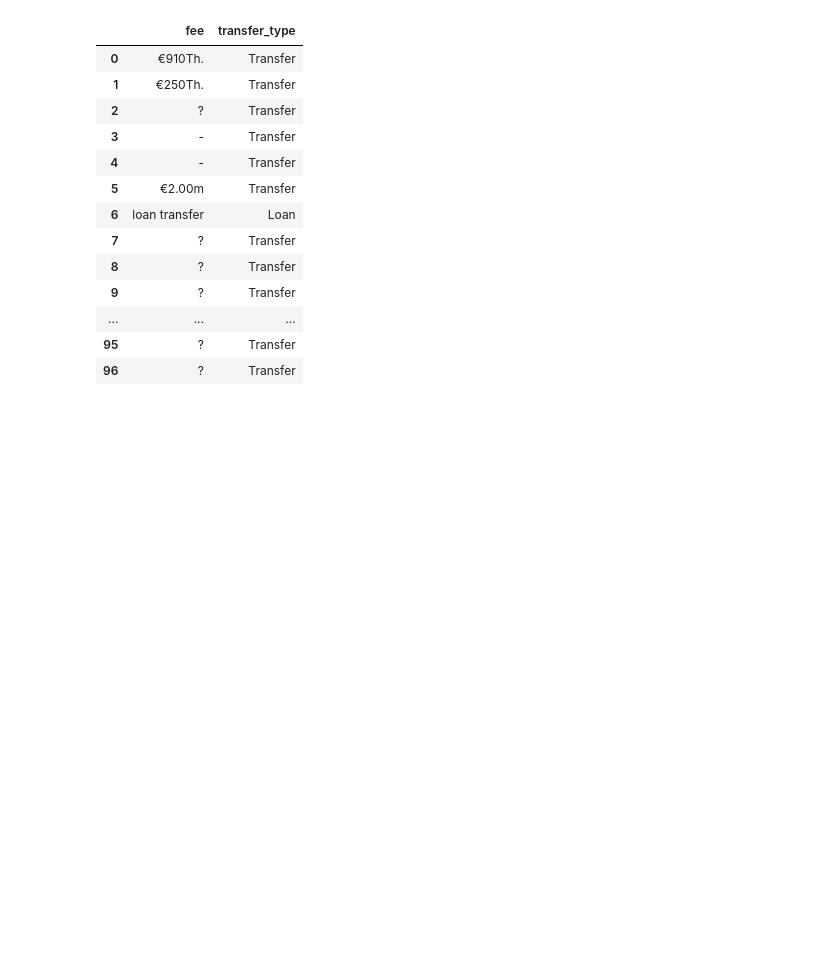
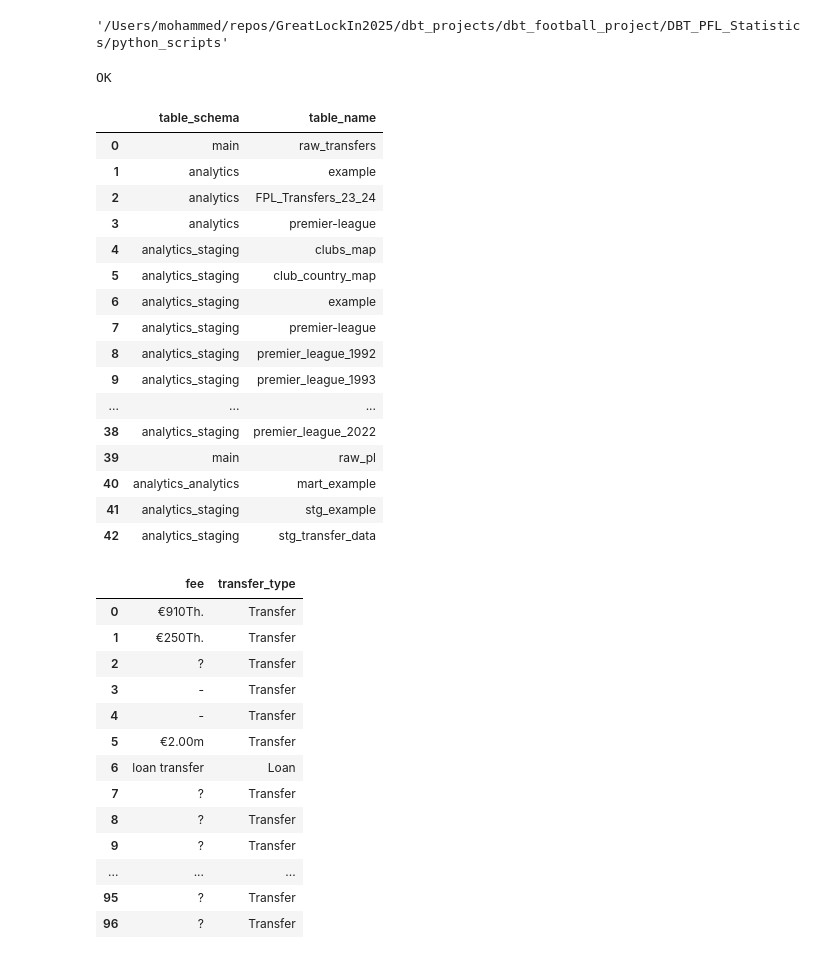
Before and after one commit to MohammedToum/DBT_PFL_Statistics, a Jupyter notebook: python_scripts/read_duckdb_file.ipynb, the cells around one changed output. Saved outputs shown, nothing was run; the diff lists cells and outputs as text; code cells hidden in the pictures; blank space fills up the shorter version.

```diff
--- a/python_scripts/read_duckdb_file.ipynb
+++ b/python_scripts/read_duckdb_file.ipynb
@@ -55,3 +64,43 @@ FROM information_schema.tables
+# %%
+pwd
+# %% [output]
+'/Users/mohammed/repos/GreatLockIn2025/dbt_projects/dbt_football_project/DBT_PFL_Statistics/python_scripts'
+# %%
+%%ducksql
+-- Create the schema if it doesn't exist
+CREATE SCHEMA IF NOT EXISTS main;
+
+-- Create the table dbt expects
+CREATE OR REPLACE TABLE main.raw_transfers AS
+SELECT *
+FROM read_csv_auto(
+    '/Users/mohammed/repos/GreatLockIn2025/dbt_projects/dbt_football_project/DBT_PFL_Statistics/dbt/seeds/premier-league.csv',
+    header = TRUE
+);
+# %% [output]
+OK
+# %%
+%%ducksql
+SELECT table_schema, table_name
+FROM information_schema.tables
+# %% [output]
+|  | table_schema | table_name |
+| 0 | main | raw_transfers |
+| 1 | analytics | example |
+| 2 | analytics | FPL_Transfers_23_24 |
+| 3 | analytics | premier-league |
+| 4 | analytics_staging | clubs_map |
+| 5 | analytics_staging | club_country_map |
+| 6 | analytics_staging | example |
+| 7 | analytics_staging | premier-league |
+| 8 | analytics_staging | premier_league_1992 |
+| 9 | analytics_staging | premier_league_1993 |
+| ... | ... | ... |
+| 38 | analytics_staging | premier_league_2022 |
+| 39 | main | raw_pl |
+| 40 | analytics_analytics | mart_example |
+| 41 | analytics_staging | stg_example |
+| 42 | analytics_staging | stg_transfer_data |
 # %%
 %%ducksql
 SELECT fee, "transfer_type"
```
Also changed, not shown: parts of 1 cell of this notebook, 44 other files.
